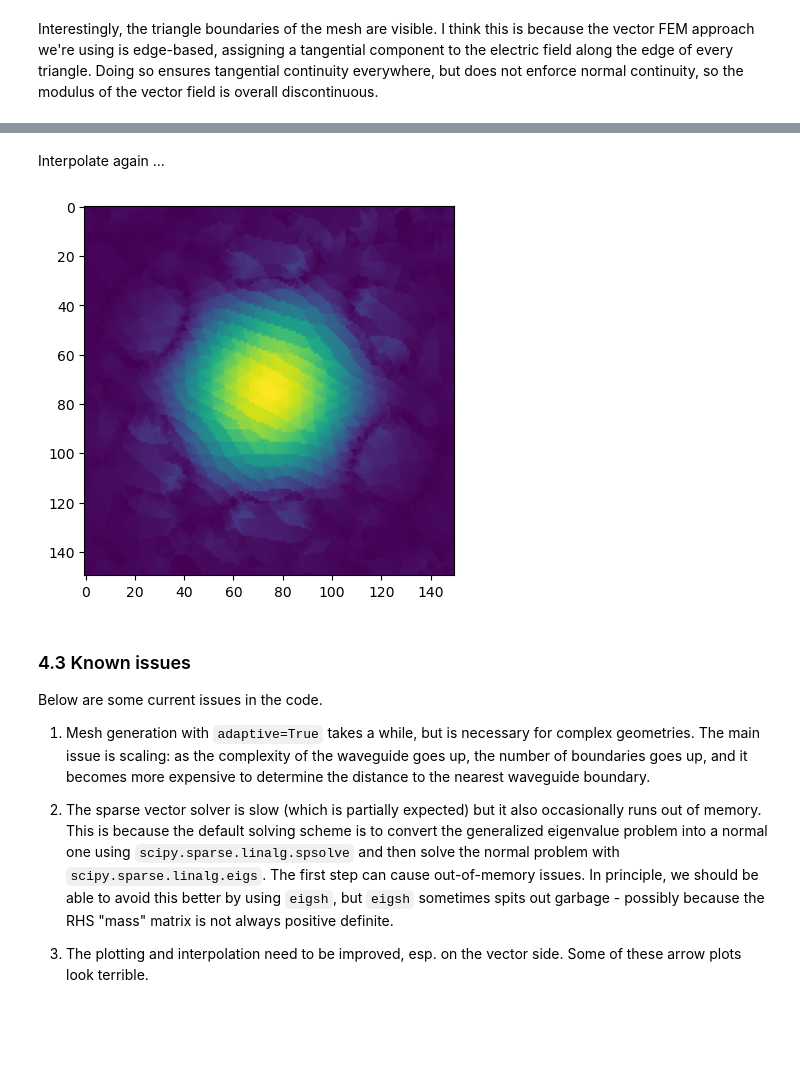
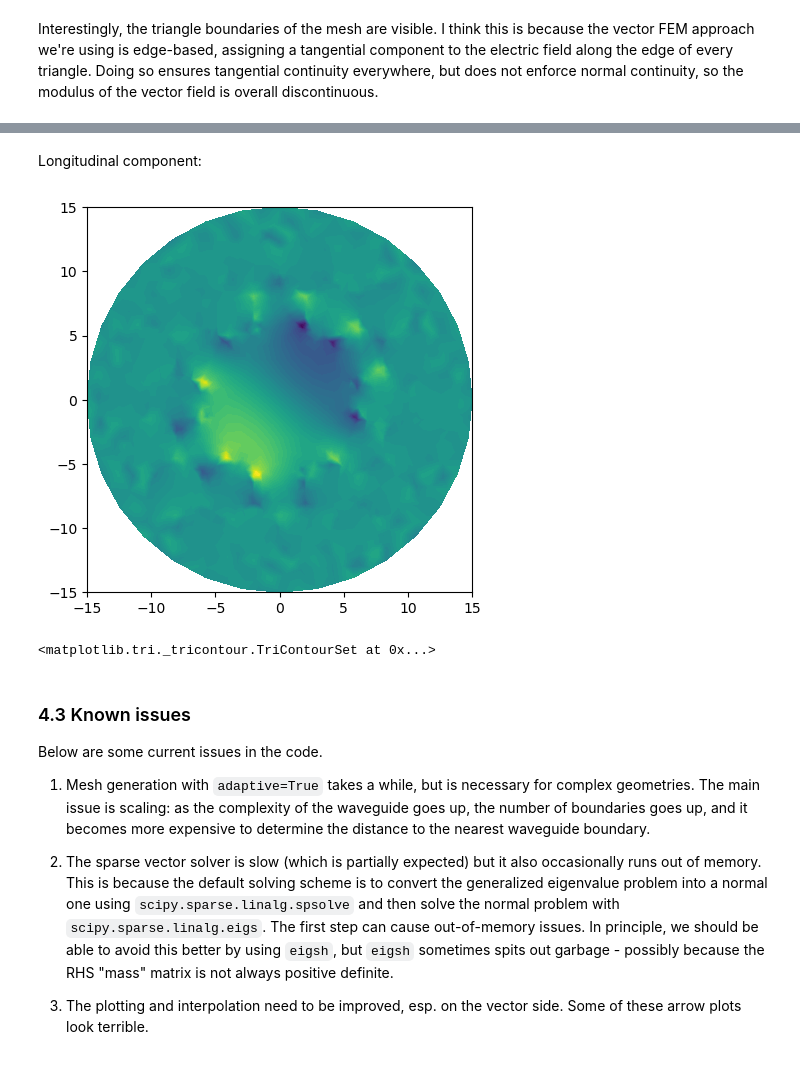
Before and after one commit to SAIL-Labs/wavesolve, a Jupyter notebook: getting-started.ipynb, the cells around one changed output, grey strips where cells are left out. Saved outputs shown, nothing was run; the diff lists cells and outputs as text; code cells hidden in the pictures; blank space fills up the shorter version.

```diff
--- a/getting-started.ipynb
+++ b/getting-started.ipynb
@@ -503,15 +537,12 @@ effective indices:  [0.99506415+0.j 0.99504127+0.j]
-# %% [markdown]
-Interpolate again ...
-# %%
-xa = ya = np.linspace(-10,10,150)
-xg,yg = np.meshgrid(xa,ya)
-
-v_interp = interpolate_vec(v[1],m,xa,ya)
-
-plt.imshow(np.linalg.norm(v_interp,axis=2))
-plt.show()
-# %% [output]
-[figure, removed]
+# %% [markdown]
+Longitudinal component:
+# %%
+from wavesolve.fe_solver import plot_scalar_mode
+Ne = m.num_edges
+plot_scalar_mode(m,v[0,Ne:])
+# %% [output]
+[figure, added]
+<matplotlib.tri._tricontour.TriContourSet at 0x...>
 # %% [markdown]
 ### 4.3 Known issues
 
```
Also changed, not shown: parts of 13 cells of this notebook.
